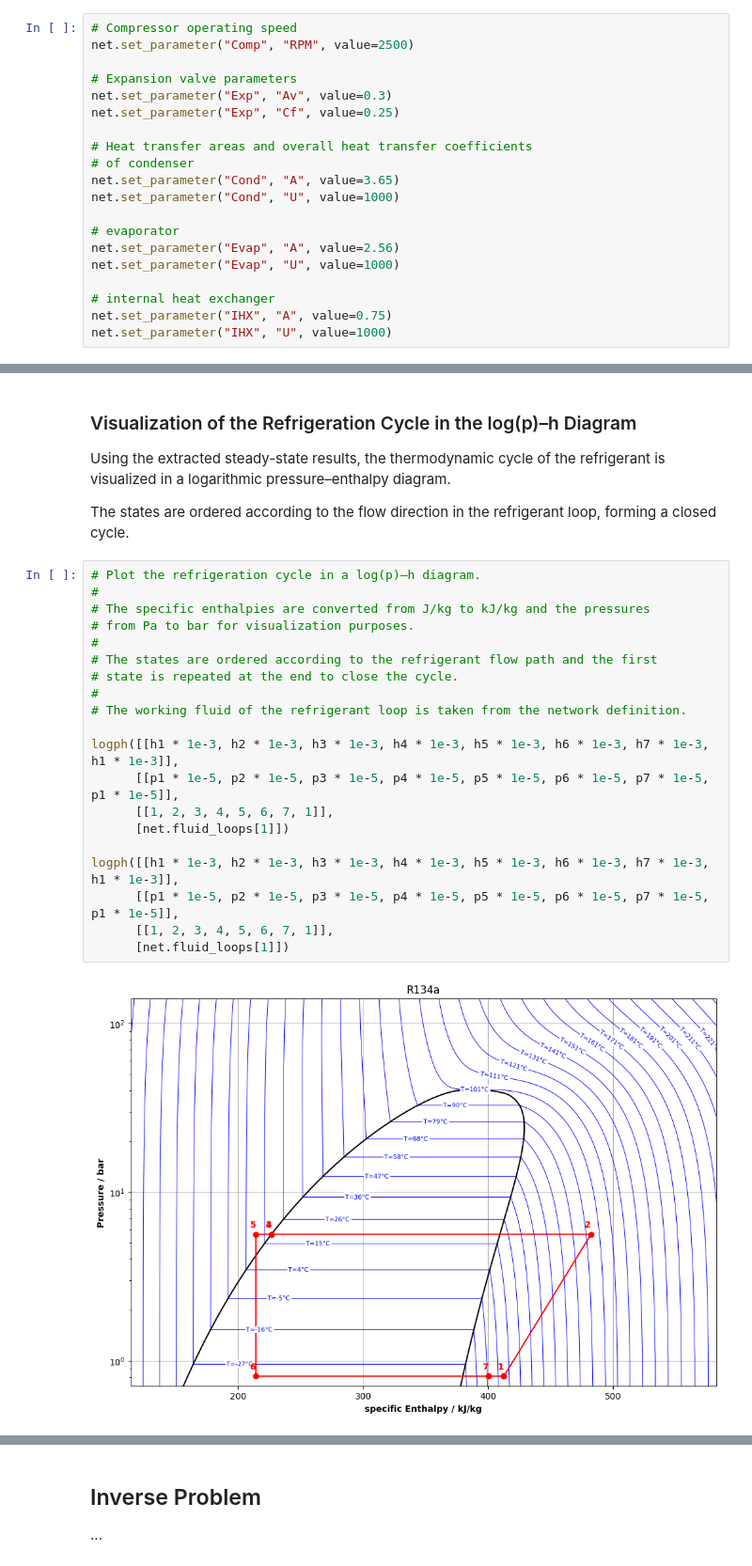
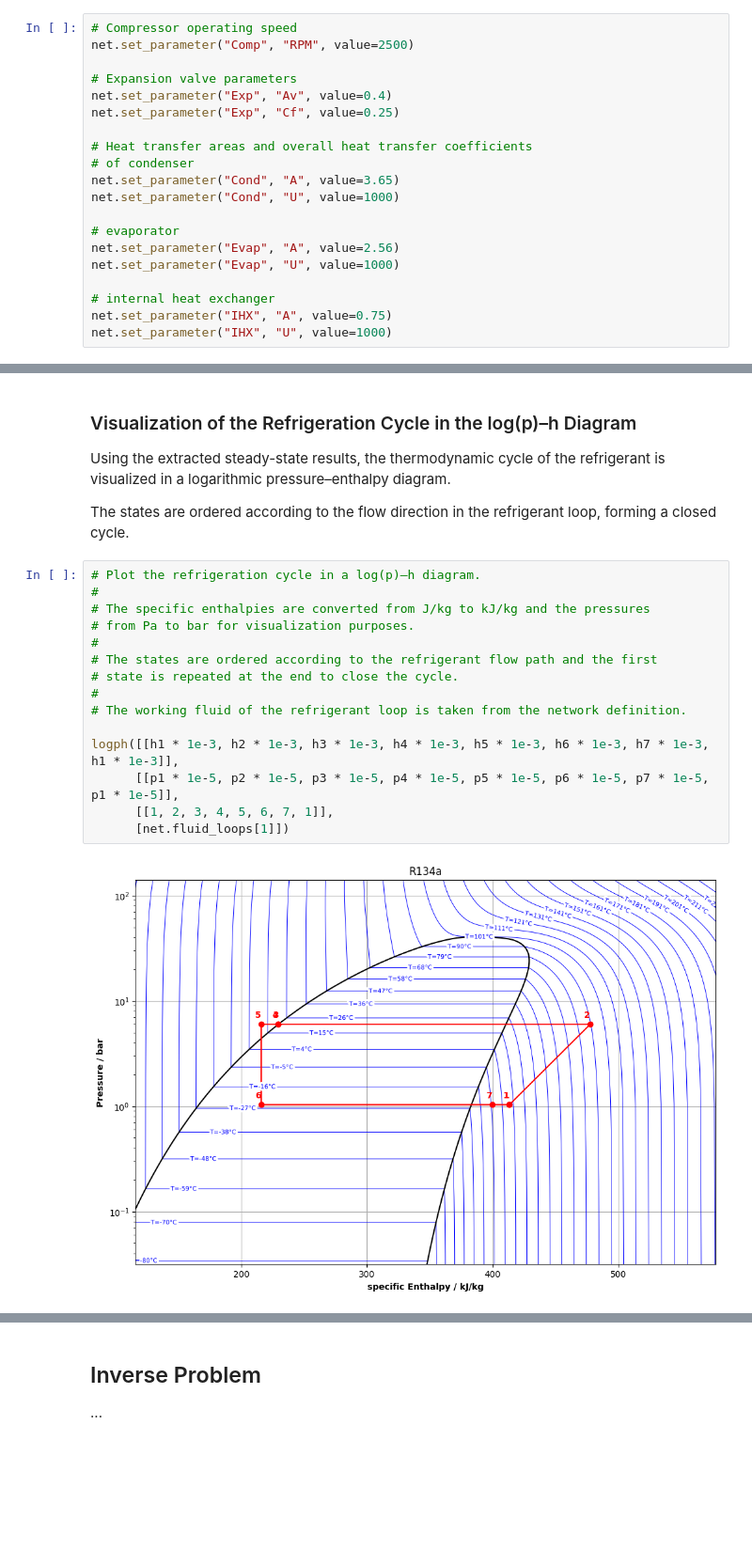
Before and after one commit to MircoGanz/th4din, a Jupyter notebook: main.ipynb, the cells around one changed output, grey strips where cells are left out. Shown at 94% size. Cells and saved outputs as stored; diff of their text form; blank space fills up the shorter version.

```diff
--- a/main.ipynb
+++ b/main.ipynb
@@ -1047,7 +1047,7 @@ the solution of the direct problem.
 net.set_parameter("Comp", "RPM", value=2500)
 
 # Expansion valve parameters
-net.set_parameter("Exp", "Av", value=0.3)
+net.set_parameter("Exp", "Av", value=0.4)
 net.set_parameter("Exp", "Cf", value=0.25)
 
 # Heat transfer areas and overall heat transfer coefficients
@@ -1159,22 +1159,17 @@ forming a closed cycle.
 # %%
 # Plot the refrigeration cycle in a log(p)–h diagram.
 #
 # The specific enthalpies are converted from J/kg to kJ/kg and the pressures
 # from Pa to bar for visualization purposes.
 #
 # The states are ordered according to the refrigerant flow path and the first
 # state is repeated at the end to close the cycle.
 #
 # The working fluid of the refrigerant loop is taken from the network definition.
 
 logph([[h1 * 1e-3, h2 * 1e-3, h3 * 1e-3, h4 * 1e-3, h5 * 1e-3, h6 * 1e-3, h7 * 1e-3, h1 * 1e-3]],
       [[p1 * 1e-5, p2 * 1e-5, p3 * 1e-5, p4 * 1e-5, p5 * 1e-5, p6 * 1e-5, p7 * 1e-5, p1 * 1e-5]],
       [[1, 2, 3, 4, 5, 6, 7, 1]],
       [net.fluid_loops[1]])
-
-logph([[h1 * 1e-3, h2 * 1e-3, h3 * 1e-3, h4 * 1e-3, h5 * 1e-3, h6 * 1e-3, h7 * 1e-3, h1 * 1e-3]],
-      [[p1 * 1e-5, p2 * 1e-5, p3 * 1e-5, p4 * 1e-5, p5 * 1e-5, p6 * 1e-5, p7 * 1e-5, p1 * 1e-5]],
-      [[1, 2, 3, 4, 5, 6, 7, 1]],
-      [net.fluid_loops[1]])
 # %% [output]
-[figure, old version]
+[figure, new version]
```
Also changed, not shown: parts of 4 cells of this notebook.
